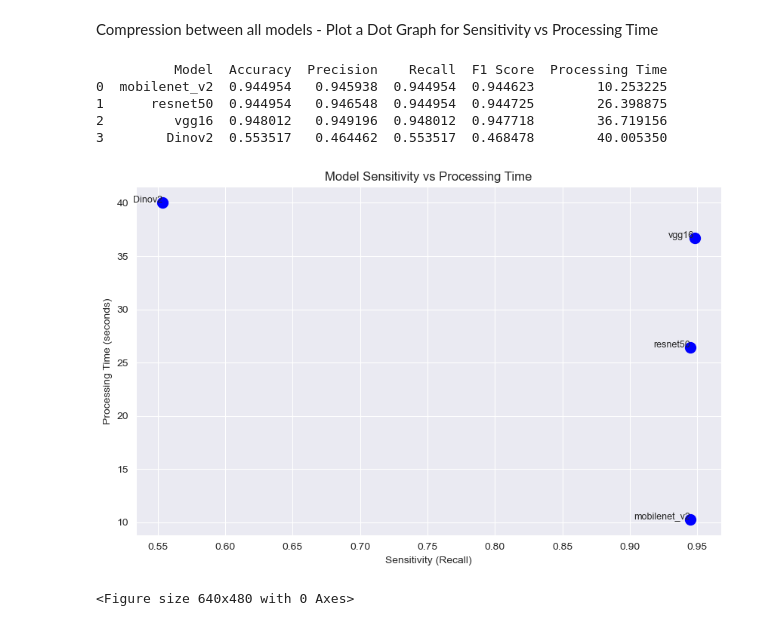
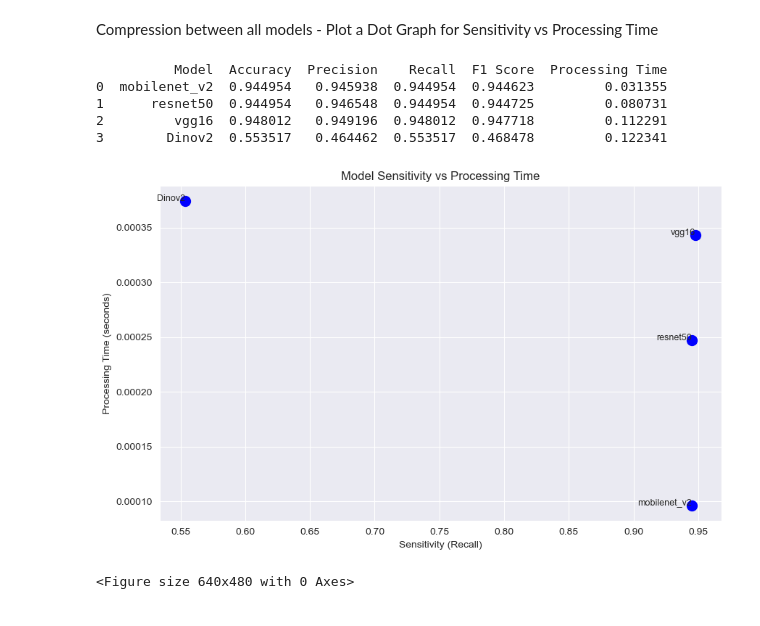
Before and after one commit to EdenDotan2812/DL_Project, a Jupyter notebook: Final_project.ipynb, the cells around one changed output. Cells and saved outputs as stored; diff of their text form; code cells hidden in the pictures.

```diff
--- a/Final_project.ipynb
+++ b/Final_project.ipynb
@@ -645,34 +646,35 @@ excel_save_path_2 = r'C:\Users\edendotan\PycharmProjects\DL_course_project\resul
 metrics_df_2 = pd.read_excel(excel_save_path_2)
 
 combined_metrics_df = pd.concat([metrics_df_1, metrics_df_2], ignore_index=True)
+combined_metrics_df['Processing Time'] = combined_metrics_df['Processing Time'] / 327
 
 print(combined_metrics_df)
 # %% [output]
           Model  Accuracy  Precision    Recall  F1 Score  Processing Time
-0  mobilenet_v2  0.944954   0.945938  0.944954  0.944623        10.253225
-1      resnet50  0.944954   0.946548  0.944954  0.944725        26.398875
-2         vgg16  0.948012   0.949196  0.948012  0.947718        36.719156
-3        Dinov2  0.553517   0.464462  0.553517  0.468478        40.005350
+0  mobilenet_v2  0.944954   0.945938  0.944954  0.944623         0.031355
+1      resnet50  0.944954   0.946548  0.944954  0.944725         0.080731
+2         vgg16  0.948012   0.949196  0.948012  0.947718         0.112291
+3        Dinov2  0.553517   0.464462  0.553517  0.468478         0.122341
 # %%
 
 models = combined_metrics_df['Model']
 sensitivity = combined_metrics_df['Recall']
-processing_time = combined_metrics_df['Processing Time']
+processing_time = combined_metrics_df['Processing Time'] / 327
 
 plt.figure(figsize=(10, 6))
 plt.scatter(sensitivity, processing_time, color='b', s=100)
 
 for i, model in enumerate(models):
     plt.text(sensitivity[i], processing_time[i], model, fontsize=9, ha='right')
 
 plt.xlabel('Sensitivity (Recall)')
 plt.ylabel('Processing Time (seconds)')
 plt.title('Model Sensitivity vs Processing Time')
 
 plt.grid(True)
 plt.show()
 # %% [output]
-[figure, old version]
+[figure, new version]
 # %%
 plot_save_path = r'C:\Users\edendotan\PycharmProjects\DL_course_project\results\sensitivity_vs_processing_time_combined.png'
 plt.savefig(plot_save_path)
```
Also changed, not shown: parts of 1 cell of this notebook.
